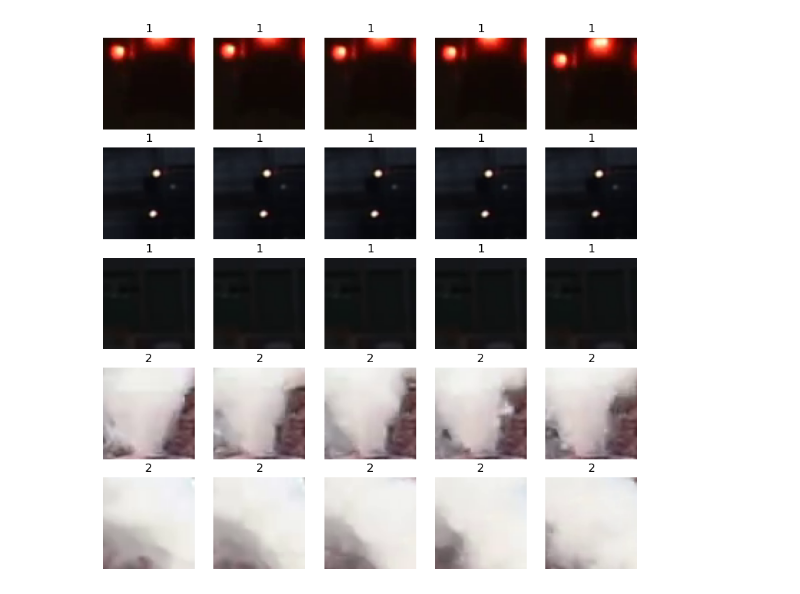
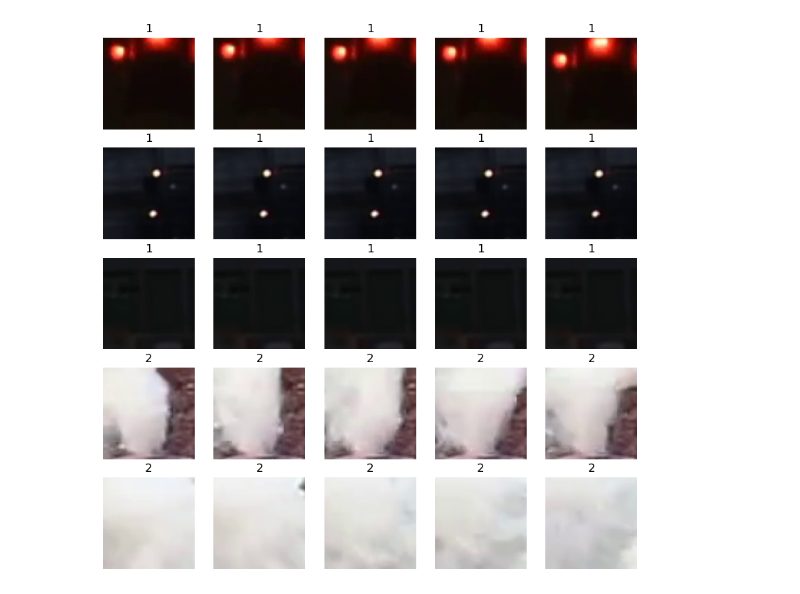
Before and after one commit to sadjadasadi/image-sequence-data_loader, a Jupyter notebook: data_loader.ipynb, the cells around one changed output. Saved outputs shown, nothing was run; the diff lists cells and outputs as text; code cells hidden in the pictures.

Commit message:
data_loader edit=1.1

```diff
--- a/data_loader.ipynb
+++ b/data_loader.ipynb
@@ -28,21 +32,23 @@ for i in os.listdir(data_dir):
                     data_X.append(images)
                     data_y.append(i)
 # %%
+# show sequnce images and test data_loader
+
 import numpy as np
 data_X = np.array(data_X)
 
 
 import matplotlib.pyplot as plt
 
-idx_coef = 19
+idx_coef = 18
 
 plt.figure(figsize=(10, 10))
 for i in range(time_step):
     idx = idx_coef *i
     for j in range(time_step):
         plt.subplot(time_step, time_step, time_step*i + j+1)
         plt.imshow(cv.cvtColor(data_X[idx][j],cv.COLOR_BGR2RGB))
         plt.title(data_y[idx])
         plt.axis("off")
 # %% [output]
-[figure, old version]
+[figure, new version]
```
Also changed, not shown: parts of 1 cell of this notebook.
